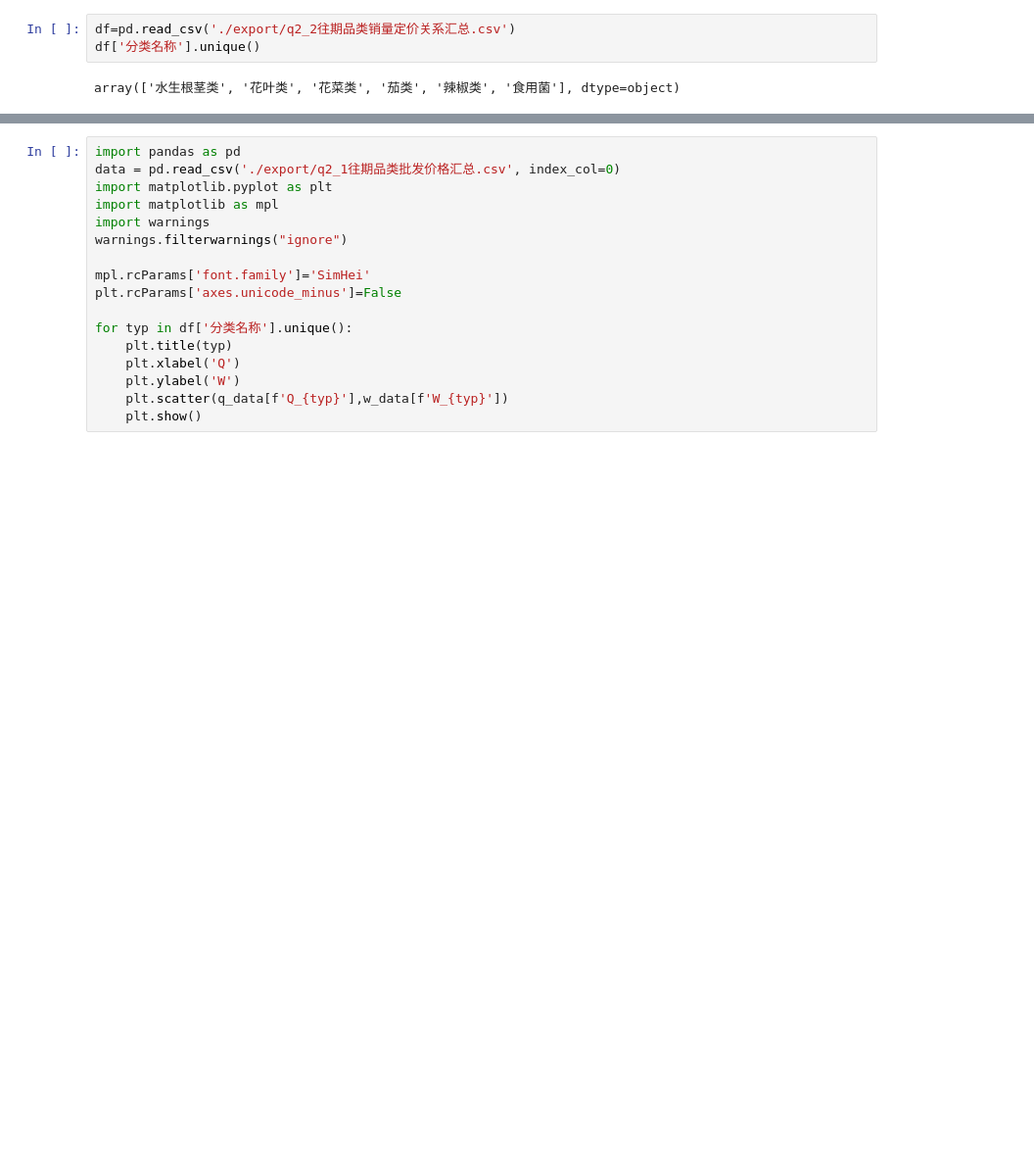
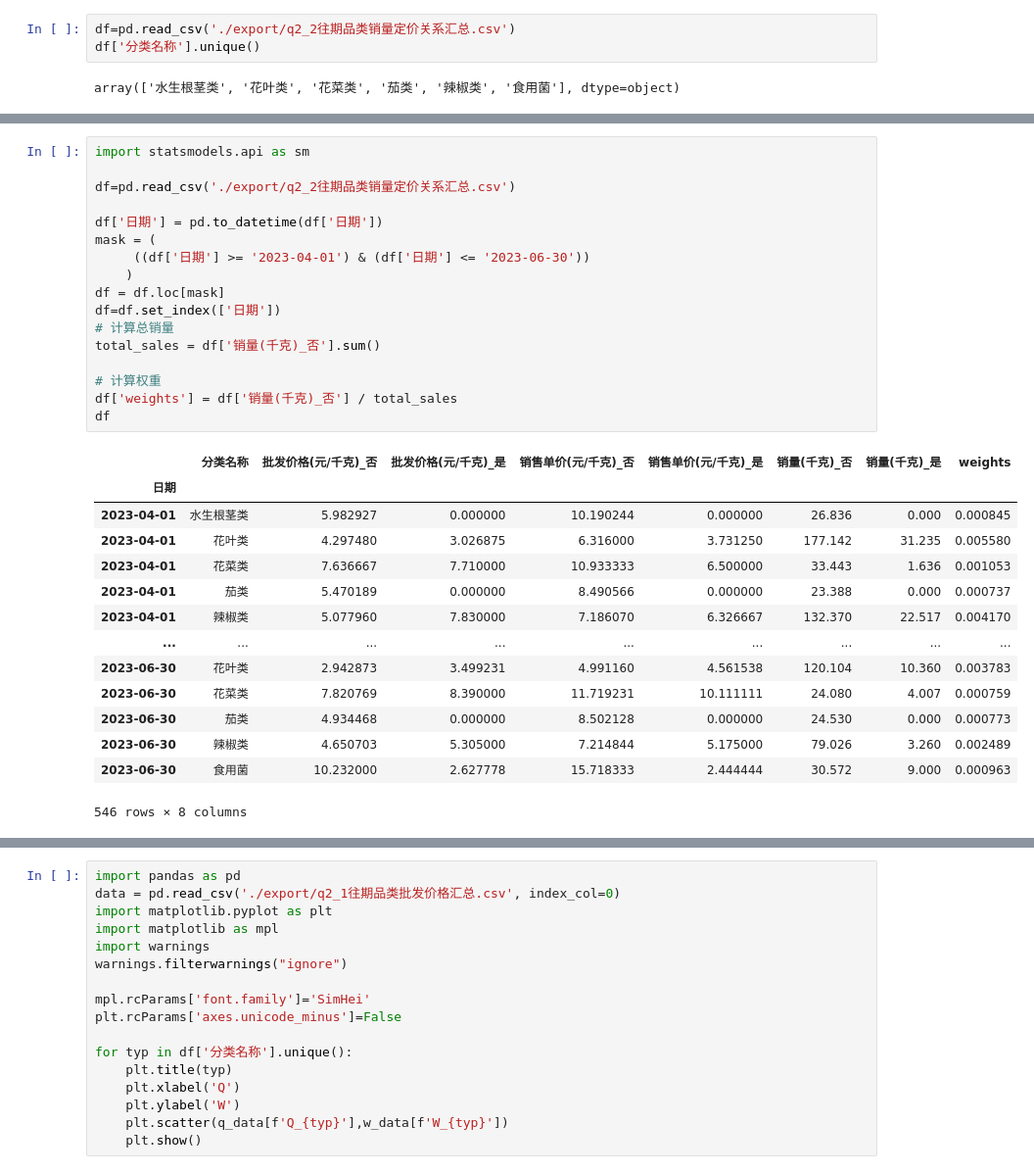
Before and after one commit to 738NGX/2023CUMCM_C, a Jupyter notebook: test.ipynb, the cells around one changed output, grey strips where cells are left out. Shown: that part at 98% size. Saved outputs shown, nothing was run; the diff lists cells and outputs as text; blank space fills up the shorter version.

```diff
--- a/test.ipynb
+++ b/test.ipynb
@@ -75,0 +119,32 @@ plt.show()
+# %%
+import statsmodels.api as sm
+
+df=pd.read_csv('./export/q2_2往期品类销量定价关系汇总.csv')
+
+df['日期'] = pd.to_datetime(df['日期'])
+mask = (
+     ((df['日期'] >= '2023-04-01') & (df['日期'] <= '2023-06-30'))
+    )
+df = df.loc[mask]
+df=df.set_index(['日期'])
+# 计算总销量
+total_sales = df['销量(千克)_否'].sum()
+
+# 计算权重
+df['weights'] = df['销量(千克)_否'] / total_sales
+df
+# %% [output]
+|  | 分类名称 | 批发价格(元/千克)_否 | 批发价格(元/千克)_是 | 销售单价(元/千克)_否 | 销售单价(元/千克)_是 | 销量(千克)_否 | 销量(千克)_是 | weights |
+| 日期 |  |  |  |  |  |  |  |  |
+| 2023-04-01 | 水生根茎类 | 5.982927 | 0.000000 | 10.190244 | 0.000000 | 26.836 | 0.000 | 0.000845 |
+| 2023-04-01 | 花叶类 | 4.297480 | 3.026875 | 6.316000 | 3.731250 | 177.142 | 31.235 | 0.005580 |
+| 2023-04-01 | 花菜类 | 7.636667 | 7.710000 | 10.933333 | 6.500000 | 33.443 | 1.636 | 0.001053 |
+| 2023-04-01 | 茄类 | 5.470189 | 0.000000 | 8.490566 | 0.000000 | 23.388 | 0.000 | 0.000737 |
+| 2023-04-01 | 辣椒类 | 5.077960 | 7.830000 | 7.186070 | 6.326667 | 132.370 | 22.517 | 0.004170 |
+| ... | ... | ... | ... | ... | ... | ... | ... | ... |
+| 2023-06-30 | 花叶类 | 2.942873 | 3.499231 | 4.991160 | 4.561538 | 120.104 | 10.360 | 0.003783 |
+| 2023-06-30 | 花菜类 | 7.820769 | 8.390000 | 11.719231 | 10.111111 | 24.080 | 4.007 | 0.000759 |
+| 2023-06-30 | 茄类 | 4.934468 | 0.000000 | 8.502128 | 0.000000 | 24.530 | 0.000 | 0.000773 |
+| 2023-06-30 | 辣椒类 | 4.650703 | 5.305000 | 7.214844 | 5.175000 | 79.026 | 3.260 | 0.002489 |
+| 2023-06-30 | 食用菌 | 10.232000 | 2.627778 | 15.718333 | 2.444444 | 30.572 | 9.000 | 0.000963 |
+546 rows × 8 columns
```
Also changed, not shown: parts of 9 cells of this notebook, 2 other files.
